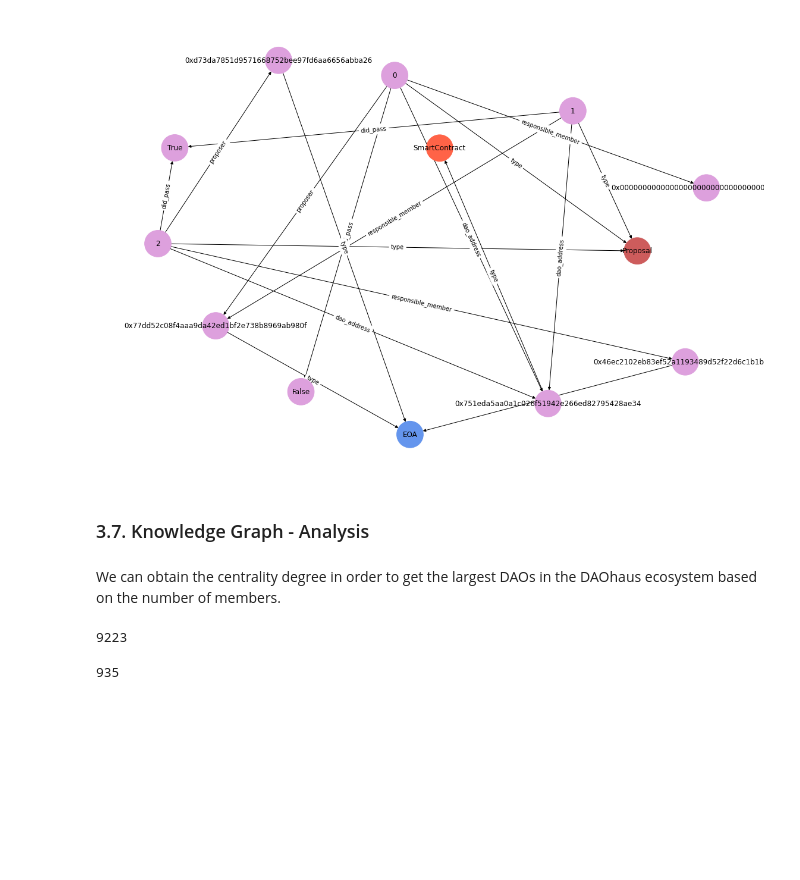
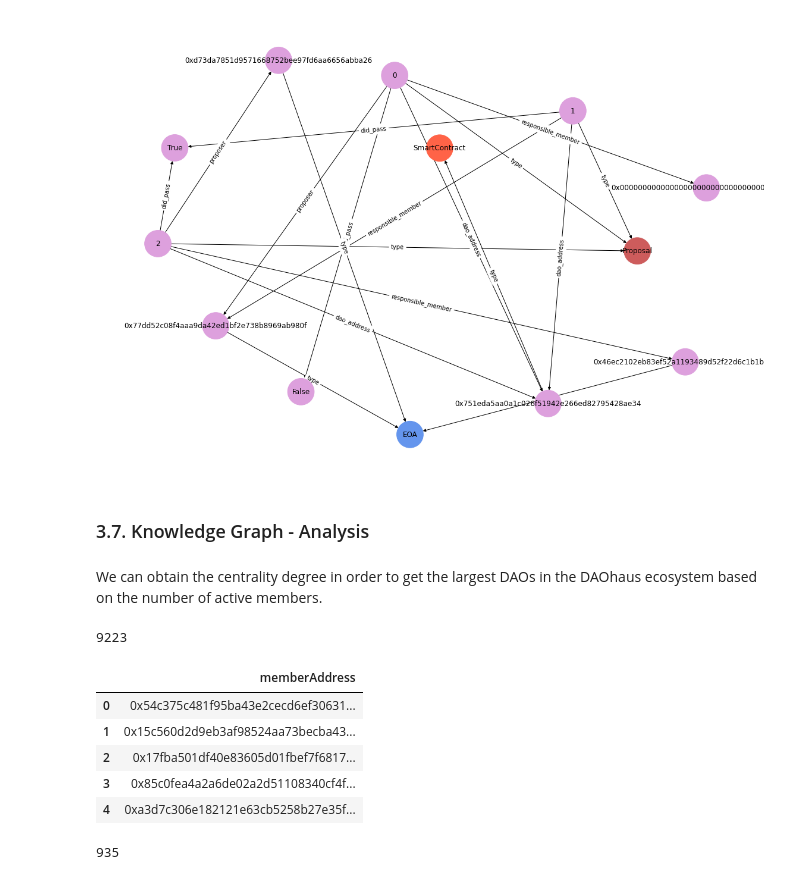
Before and after one commit to Grasia/semantic-web3-dao, a Jupyter notebook: knowledge_graph/KnowledgeGraph-Web3-DAO.ipynb, the cells around one changed output. Cells and saved outputs as stored; diff of their text form; code cells hidden in the pictures; blank space fills up the shorter version.

```diff
--- a/knowledge_graph/KnowledgeGraph-Web3-DAO.ipynb
+++ b/knowledge_graph/KnowledgeGraph-Web3-DAO.ipynb
@@ -1807,4 +1801,4 @@ plt.show()
 # %% [markdown]
 ### 3.7. Knowledge Graph - Analysis
 # %% [markdown]
-We can obtain the centrality degree in order to get the largest DAOs in the DAOhaus ecosystem based on the number of members.
+We can obtain the centrality degree in order to get the largest DAOs in the DAOhaus ecosystem based on the number of active members.
@@ -1819,6 +1830,15 @@ bmembers = bmembers_df["memberAddress"].values.tolist()
 len(bmembers)
 # %% [output]
 9223
+# %%
+bmembers_df.head()
+# %% [output]
+|  | memberAddress |
+| 0 | 0x54c375c481f95ba43e2cecd6ef30631... |
+| 1 | 0x15c560d2d9eb3af98524aa73becba43... |
+| 2 | 0x17fba501df40e83605d01fbef7f6817... |
+| 3 | 0x85c0fea4a2a6de02a2d51108340cf4f... |
+| 4 | 0xa3d7c306e182121e63cb5258b27e35f... |
 # %%
 # DAOs
 bdaos_df = active_members_df[["daoAddress"]]
```
Also changed, not shown: parts of 21 cells of this notebook, 2 other files.
